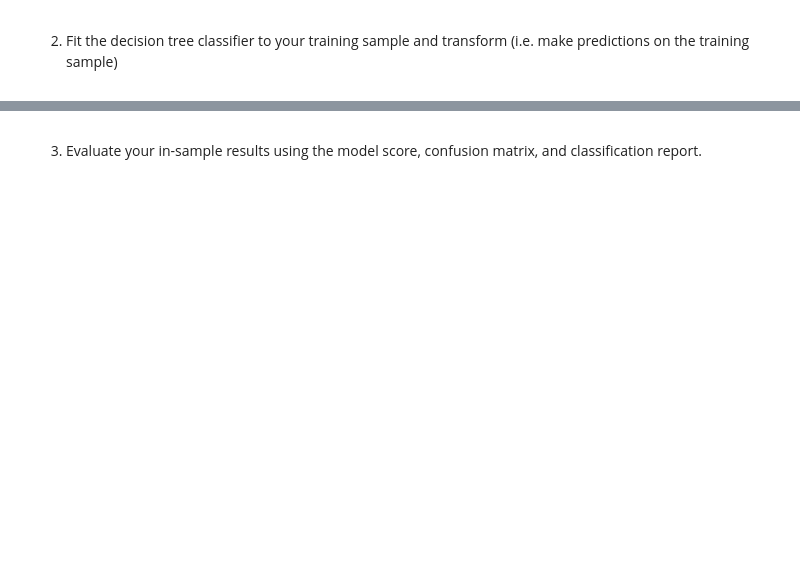
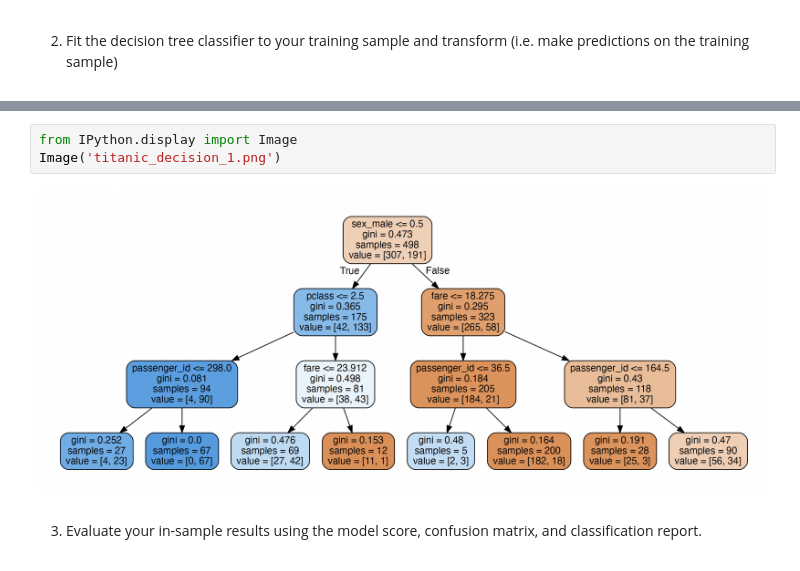
Before and after one commit to Jared-Godar/classification-exercises, a Jupyter notebook: model.ipynb, the cells around one changed output, grey strips where cells are left out. Drawn from its saved outputs; the diff is of its cells as text; blank space fills up the shorter version.

```diff
--- a/model.ipynb
+++ b/model.ipynb
@@ -9,2 +118,7 @@ Using the titanic data, in your classification-exercises repository, create a no
+# %%
+from IPython.display import Image
+Image('titanic_decision_1.png')
+# %% [output]
+[figure, added]
 # %% [markdown]
 3. <p>Evaluate your in-sample results using the model score, confusion matrix, and classification report.</p>
```
Also changed, not shown: parts of 68 cells of this notebook.
